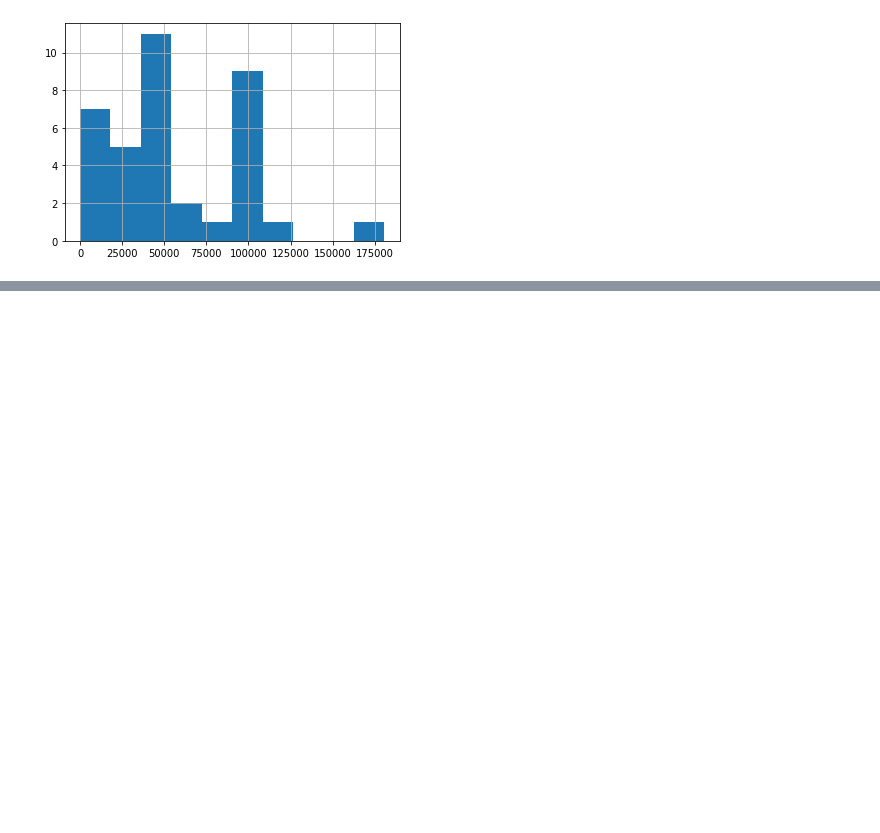
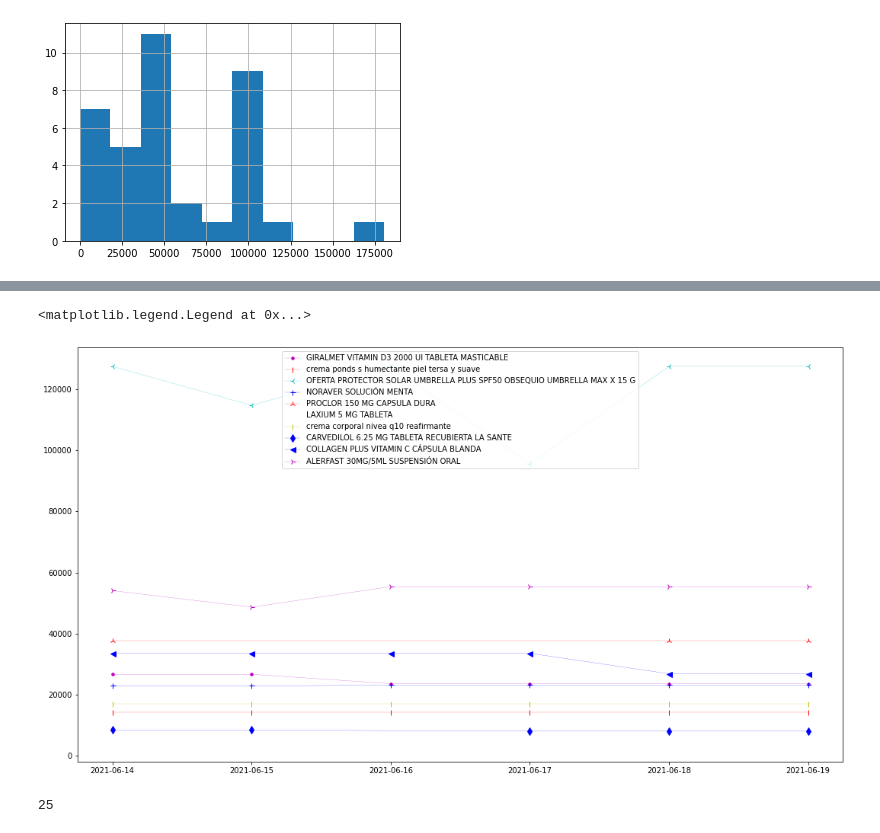
Before and after one commit to Lanzi-Analytics/boticarios, a Jupyter notebook: web_scraping/colsubsidio/Lectura de Datos Descargados V1.ipynb, the cells around one changed output, grey strips where cells are left out. Drawn from its saved outputs; the diff is of its cells as text; code cells hidden in the pictures; blank space fills up the shorter version.

```diff
--- a/web_scraping/colsubsidio/Lectura de Datos Descargados V1.ipynb
+++ b/web_scraping/colsubsidio/Lectura de Datos Descargados V1.ipynb
@@ -176,0 +196,10 @@ df[df['categoria3'].isin(['alimentación'])]['precio_actual'].hist()
+# %%
+db = conn2('fsalinas', False)
+sql = f'''SELECT * FROM web_scraping.drog_colsubsidio2'''
+df = RunDDL(sql, db)[0]
+db.close()
+
+df['fecha_scraping'] = pd.to_datetime(df['fecha_scraping'], format='%Y-%m-%d')
+
+df.info()
+df.head(3)
@@ -176,0 +226,47 @@ df[df['categoria3'].isin(['alimentación'])]['precio_actual'].hist()
+# %%
+productos = [df.loc[random.randrange(0, df.shape[0]), 'titulo'] for x in range(10)]
+# print(f'Producto: {producto}')
+
+tdf1 = df[df['titulo'].isin(productos)].groupby(['fecha_scraping', 'titulo'], as_index=False)['precio_tachado'].sum().rename(columns={'precio_tachado':'precio'})
+tdf1['tipo_precio'] = 'precio_tachado'
+
+tdf2 = df[df['titulo'].isin(productos)].groupby(['fecha_scraping', 'titulo'], as_index=False)['precio_final'].sum().rename(columns={'precio_final':'precio'})
+tdf2['tipo_precio'] = 'precio_final'
+
+plot_df = pd.concat(
+    [
+        tdf1,
+        tdf2
+    ],
+    axis=0
+).groupby(['fecha_scraping', 'titulo', 'tipo_precio'], as_index=False)['precio'].sum()
+
+# print(tabulate(plot_df, headers='keys', tablefmt='simple'))
+
+def ff(d):
+    return pd.to_datetime(d).strftime('%Y-%m-%d')
+
+markers = ['.', ',', 'o', 'v', '^', '<', '>', '1', '2', '3', '4', '8', 's', 'p', 'P', '*', 'h', 'H', '+', 'x', 'X', 'D', 'd', '|', '_']
+colors = ['b', 'g', 'r', 'c', 'm', 'y', 'k', 'w']
+
+f, ax = plt.subplots(nrows=1, ncols=1, figsize=(18,10))
+for producto in productos:
+    filtro = (plot_df['titulo']==producto)&(plot_df['tipo_precio']=='precio_final')
+    plot1 = ax.plot(
+        plot_df[filtro]['fecha_scraping'].apply(ff).values.tolist(),
+        plot_df[filtro]['precio'].values.tolist(),
+        color=colors[random.randrange(0, len(colors))],
+        marker=markers[random.randrange(0, len(markers))],
+        linestyle='-',
+        linewidth=0.2,
+        markersize=7
+    )
+#     t1 = ax.set_title(producto)
+ax.legend(productos)
+# %% [output]
+<matplotlib.legend.Legend at 0x...>
+[figure, added]
+# %%
+colors = ['b', 'g', 'r', 'c', 'm', 'y', 'k', 'w']
+# %% [output]
+25
```
Also changed, not shown: parts of 4 cells of this notebook, 7 other files.
